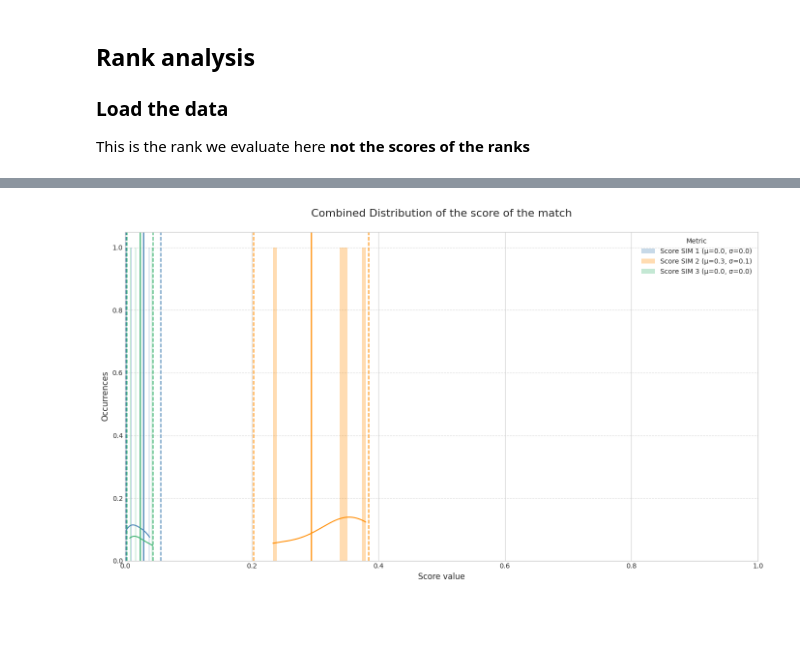
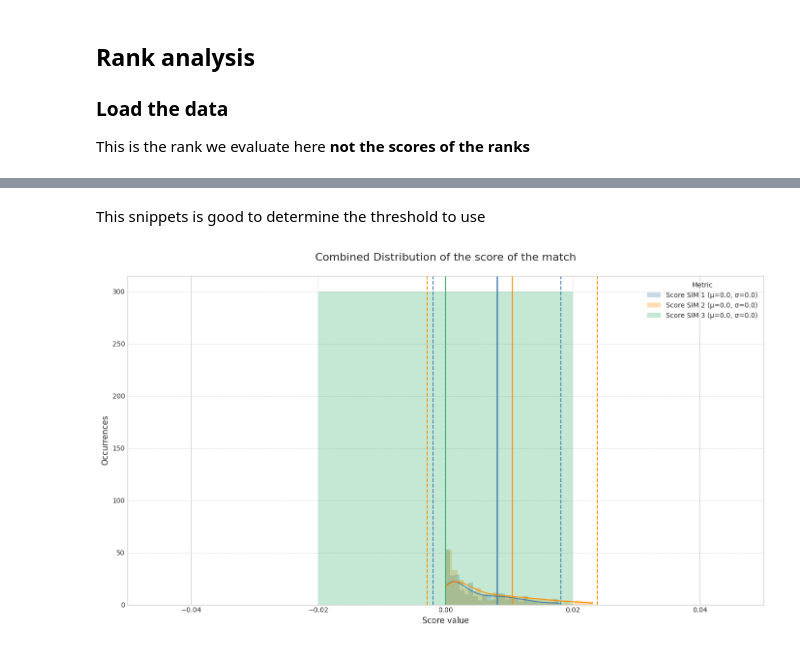
Before and after one commit to CharlesCBeaulieu/gedi, a Jupyter notebook: src/eval_coarse.ipynb, the cells around one changed output, grey strips where cells are left out. Cells and saved outputs as stored; diff of their text form; code cells hidden in the pictures; blank space fills up the shorter version.

```diff
--- a/src/eval_coarse.ipynb
+++ b/src/eval_coarse.ipynb
@@ -48,10 +48,12 @@ def get_matching_df(df):
 ## 1. Load dataframe
 # %%
 # Load config
-# config_path = "/app/bindmount/gedi_data_2/config.yaml"
-#config_path = "/app/bindmount/gedi_data_real_scan/config_real_scan.yaml"
-config_path = "/app/bindmount/gedi_data_real_scan_5x315/config_real_scan_5x315.yaml"
-with open(config_path, "r") as file:
+
+# config = "/app/bindmount/gedi_data_real_scan/config_real_scan.yaml"
+# config = "/app/bindmount/gedi_data_real_scan_5x315/config_real_scan_5x315.yaml"
+# config = "/app/bindmount/gedi_data_4meters_scans/config_4meters.yaml"
+config = "/app/bindmount/gedi_data_2/config.yaml"
+with open(config, "r") as file:
         config = yaml.safe_load(file)
 
 base = config["base"]
@@ -60,5 +62,6 @@ file_name = config["paths"]["results"]["filtering_coarse_overall_file_name"]
 
 df_path = os.path.join(base, coarse_score_df, file_name)
 coarse_score_df = pd.read_json(df_path)
+print(df_path)
 coarse_score_df
 # %% [output]
@@ -205,8 +226,8 @@ desc
 plt.style.use('seaborn-whitegrid')
 
 # Define the metrics, display titles, and colors
-metrics = ["score_sim1", "score_sim2", "score_sim3"]
-titles = ["Score SIM 1"]
+metrics = ["score_sim1", "score_sim2"]
+titles = ["Score SIM 1", "Score SIM 2"]
 colors = ["steelblue", "darkorange", "mediumseagreen"]
 
 # Create a single figure and axis
@@ -236,7 +257,7 @@ plt.title("Combined Distribution of Coarse Filtering RANK\n", fontsize=16)
 plt.xlabel("Rank", fontsize=12)
 plt.ylabel("Occurrences", fontsize=12)
 # Optionally, adjust x-axis limits based on your data; for example:
-plt.xlim(0, 10)
+plt.xlim(0, 30)
 plt.legend(title="Metric", fontsize=10)
 plt.grid(axis="y", linestyle="--", alpha=0.7)
 plt.tight_layout()
@@ -279,3 +281,5 @@ desc
+# %% [markdown]
+This snippets is good to determine the threshold to use
 # %%
 # Set the seaborn-whitegrid theme
 plt.style.use('seaborn-whitegrid')
@@ -290,32 +294,32 @@ plt.figure(figsize=(14, 8))
 
 # Loop over each metric to plot its distribution
 for metric, label, color in zip(metrics, titles, colors):
     # Get the metric data from the DataFrame
     data = matching_score_df[metric]
     m = data.mean()
     s = data.std()
     # Filter data within [mean - std, mean + std]
     filtered = data[(data >= m - s) & (data <= m + s)]
 
     # Plot histogram with KDE overlay (filled, translucent)
     sns.histplot(filtered, bins=25, kde=True, stat="count",
                  label=f"{label} (μ={m:.1f}, σ={s:.1f})",
                  color=color, fill=True, alpha=0.3, linewidth=0)
 
     # Add vertical lines for the mean and ± standard deviation
     plt.axvline(m, color=color, linestyle='-', linewidth=1.8)
     plt.axvline(m - s, color=color, linestyle='--', linewidth=1.5)
     plt.axvline(m + s, color=color, linestyle='--', linewidth=1.5)
 
 # Final plot styling
 plt.title("Combined Distribution of the score of the match\n", fontsize=16)
 plt.xlabel("Score value", fontsize=12)
 plt.ylabel("Occurrences", fontsize=12)
 # Optionally, adjust x-axis limits based on your data; for example:
-plt.xlim(0, 1)
+plt.xlim(0, 0,3)
 plt.legend(title="Metric", fontsize=10)
 plt.grid(axis="y", linestyle="--", alpha=0.7)
 plt.tight_layout()
 plt.show()
 # %% [output]
-[figure, old version]
+[figure, new version]
```
Also changed, not shown: parts of 10 cells of this notebook, 12 other files.
